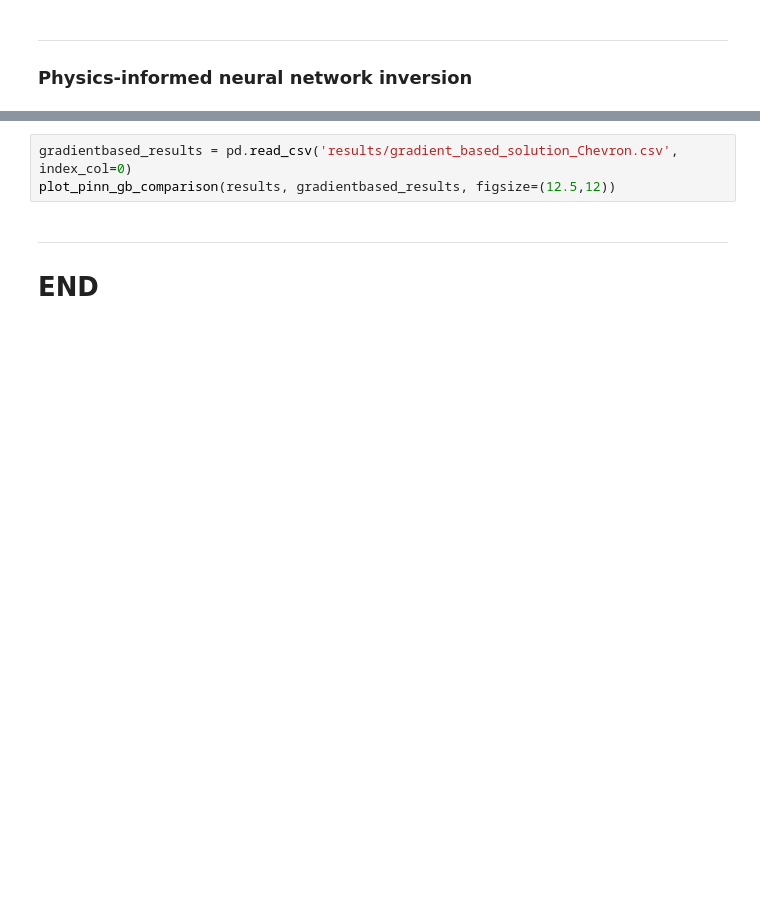
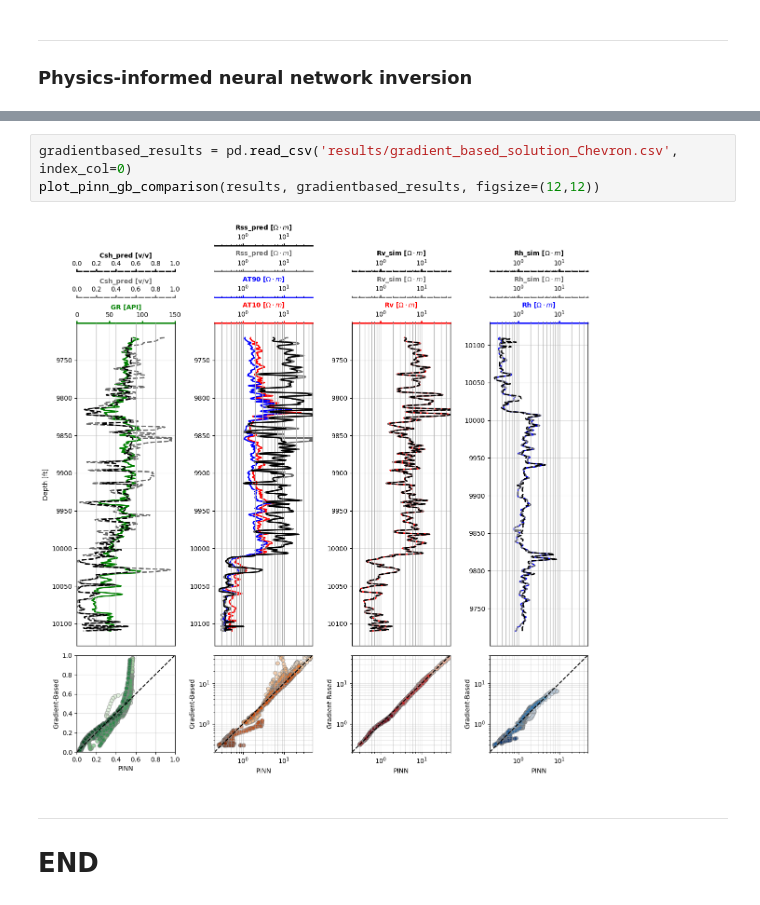
Before and after one commit to misaelmmorales/Anisotropic-Resistivity-Inversion, a Jupyter notebook: main_PINN.ipynb, the cells around one changed output, grey strips where cells are left out. Cells and saved outputs as stored; diff of their text form; blank space fills up the shorter version.

```diff
--- a/main_PINN.ipynb
+++ b/main_PINN.ipynb
@@ -174,6 +185,8 @@ plot_pinn_results(results, figsize=(12.5,12))
 # %%
 gradientbased_results = pd.read_csv('results/gradient_based_solution_Chevron.csv', index_col=0)
-plot_pinn_gb_comparison(results, gradientbased_results, figsize=(12.5,12))
+plot_pinn_gb_comparison(results, gradientbased_results, figsize=(12,12))
+# %% [output]
+[figure, added]
 # %% [markdown]
 ***
 # END
```
Also changed, not shown: parts of 8 cells of this notebook, 4 other files.
